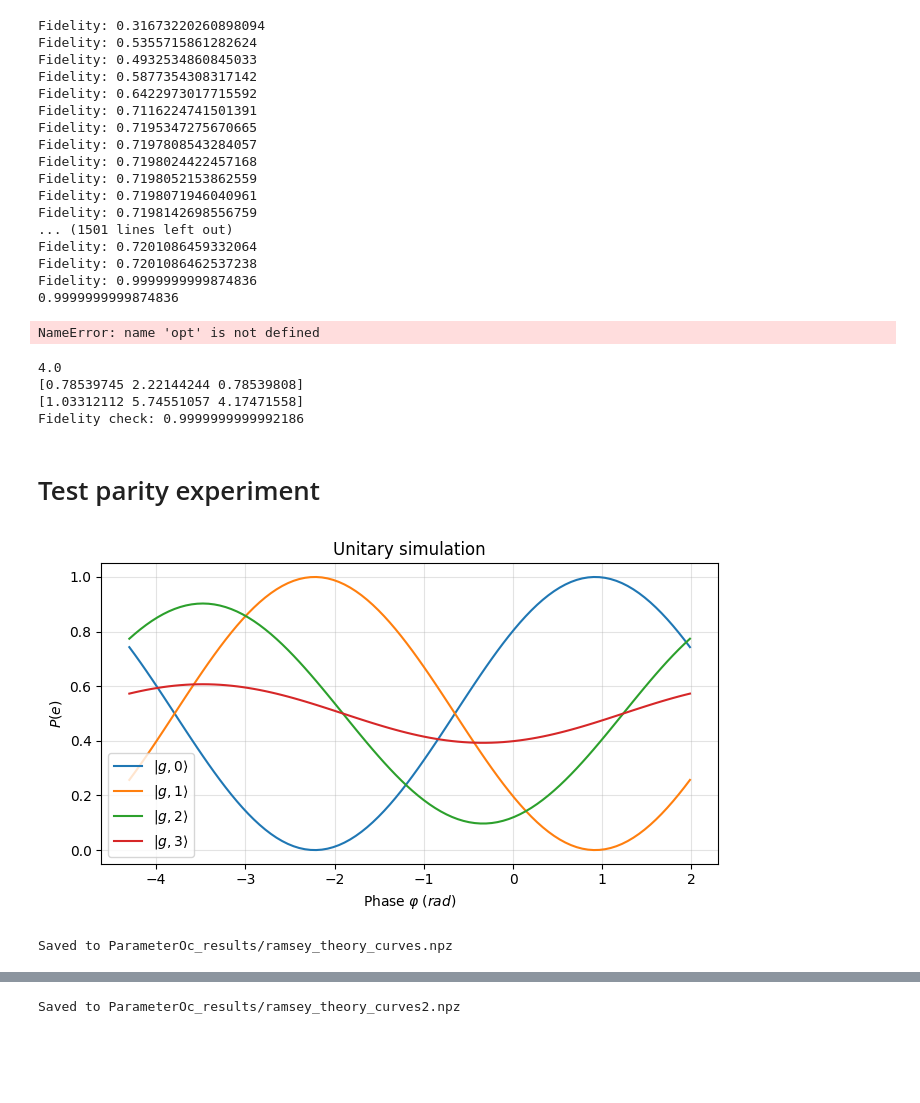
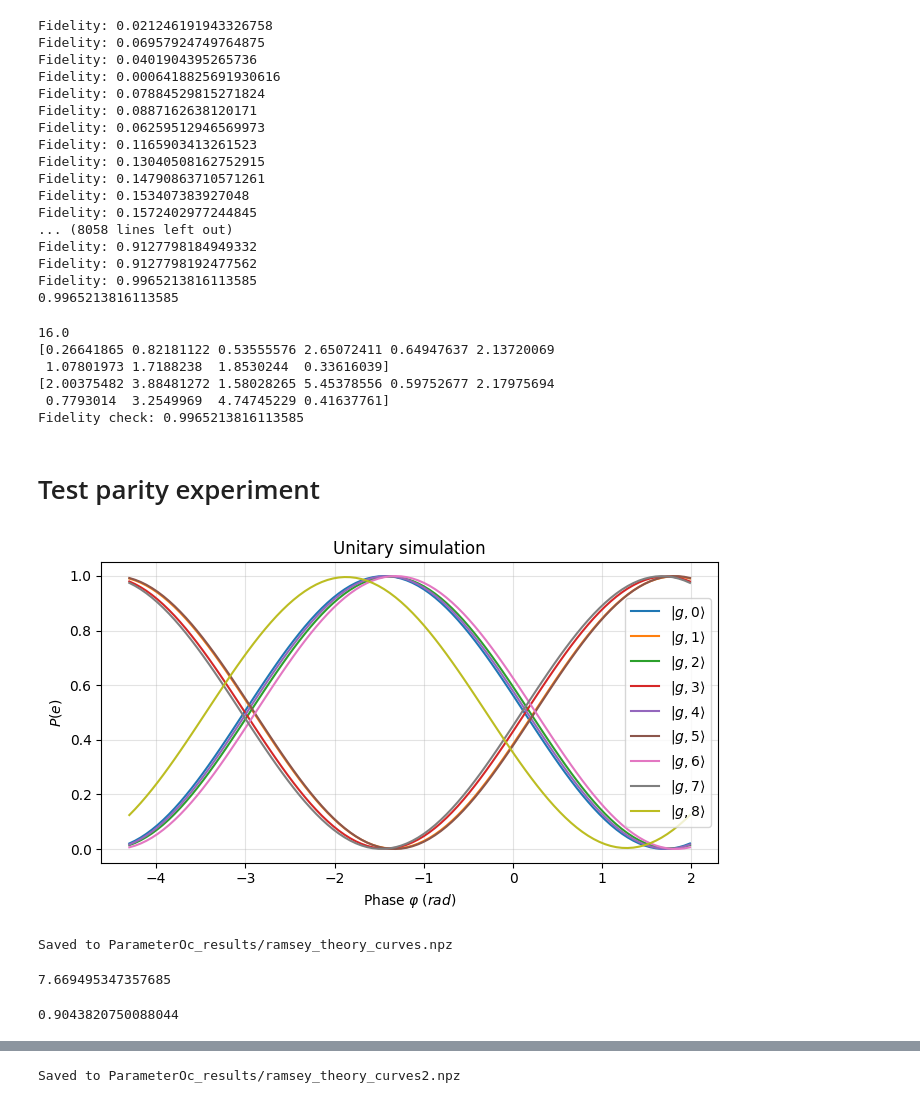
Before and after one commit to TunmayGerg/quantum-simulation-code, a Jupyter notebook: Optimal control/parameter_optimal_control.ipynb, the cells around one changed output, grey strips where cells are left out. Saved outputs shown, nothing was run; the diff lists cells and outputs as text; code cells hidden in the pictures; blank space fills up the shorter version.

Commit message:
8 level parity gate

```diff
--- a/Optimal control/parameter_optimal_control.ipynb
+++ b/Optimal control/parameter_optimal_control.ipynb
@@ -8,9 +8,9 @@ from helpful_functions import *
 %load_ext autoreload
 %autoreload 2
 # %%
-Nc_subspace_dim = 2          # cavity dim: levels 0...Nc-1 only for unitary target via projection
+Nc_subspace_dim = 8          # cavity dim: levels 0...Nc-1 only for unitary target via projection
 Nq_subspace_dim = 2          # qubit dim: levels 0...Nq-1 only for unitary target via projection
-Nc_big = 10     # total cavity dim: includes higher levels
+Nc_big = 12     # total cavity dim: includes higher levels
 Nq_big = 2      # total qubit dim: includes higher levels
 
 a_c = qt.tensor(qt.destroy(Nc_big), qt.qeye(Nq_big))   # cavity annihilation operator
@@ -29,7 +29,7 @@ gauge_ops = [n_c, n_q] # gauge ops
 # gauge_ops = []
 projector = projector_onto_states([qt.tensor(qt.fock(Nc_big, n_c_i), qt.fock(Nq_big, n_q_i)) for n_c_i in range(Nc_subspace_dim) for n_q_i in range(Nq_subspace_dim)])
 # %%
-num_apply = 3
+num_apply = 10
 unitary_strings = ["bs"] # ["r", "bs"] means rotation then beam-splitter, per j; ["bs", "r"] means beam-splitter then rotation, per j
 
 opt = poc(
@@ -101,29 +101,27 @@ out = opt.optimize(
 F_final = opt.fidelity(out["rotation_opt"], out["phase_opt"], num_apply=num_apply, optimize_phases = True, theta=out["theta_opt"])
 print(F_final)
 # %% [output]
-Fidelity: 0.31673220260898094
-Fidelity: 0.5355715861282624
-Fidelity: 0.4932534860845033
-Fidelity: 0.5877354308317142
-Fidelity: 0.6422973017715592
-Fidelity: 0.7116224741501391
-Fidelity: 0.7195347275670665
-Fidelity: 0.7197808543284057
-Fidelity: 0.7198024422457168
-Fidelity: 0.7198052153862559
-Fidelity: 0.7198071946040961
-Fidelity: 0.7198142698556759
-... (1501 lines left out)
-Fidelity: 0.7201086459332064
-Fidelity: 0.7201086462537238
-Fidelity: 0.9999999999874836
-0.9999999999874836
+Fidelity: 0.021246191943326758
+Fidelity: 0.06957924749764875
+Fidelity: 0.0401904395265736
+Fidelity: 0.0006418825691930616
+Fidelity: 0.07884529815271824
+Fidelity: 0.0887162638120171
+Fidelity: 0.06259512946569973
+Fidelity: 0.1165903413261523
+Fidelity: 0.13040508162752915
+Fidelity: 0.14790863710571261
+Fidelity: 0.153407383927048
+Fidelity: 0.1572402977244845
+... (8058 lines left out)
+Fidelity: 0.9127798184949332
+Fidelity: 0.9127798192477562
+Fidelity: 0.9965213816113585
+0.9965213816113585
 # %%
-opt.save_results("ParameterOc_results/parity_2cavitylevels.npz", out)
+opt.save_results("ParameterOc_results/parity_8cavitylevels10gates.npz", out)
-# %% [output]
-NameError: name 'opt' is not defined
 # %%
-filename = "ParameterOc_results/parity_2cavitylevels.npz" # test test
+filename = "ParameterOc_results/parity_8cavitylevels10gates.npz" # test test
 q = load_qobjs(filename)
 rotation0, phase0, theta0 = load_rotation_phase_theta(filename)
 parameters_dict = load_parameters_dict(filename)
@@ -152,10 +150,12 @@ g_unitary_full = g_unitary.full()
 fidelity = unitary_projected_fidelity(Ut, g_unitary, P)
 print("Fidelity check:", fidelity)
 # %% [output]
-4.0
-[0.78539745 2.22144244 0.78539808]
-[1.03312112 5.74551057 4.17471558]
-Fidelity check: 0.9999999999992186
+16.0
+[0.26641865 0.82181122 0.53555576 2.65072411 0.64947637 2.13720069
+ 1.07801973 1.7188238  1.8530244  0.33616039]
+[2.00375482 3.88481272 1.58028265 5.45378556 0.59752677 2.17975694
+ 0.7793014  3.2549969  4.74745229 0.41637761]
+Fidelity check: 0.9965213816113585
 # %% [markdown]
 # Test parity experiment
 # %%
@@ -177,36 +177,40 @@ init_states = {
     r'$|g,1\rangle$': qt.tensor(qt.fock(Nc_big, 1), qt.fock(Nq_big, 0)),
     r'$|g,2\rangle$': qt.tensor(qt.fock(Nc_big, 2), qt.fock(Nq_big, 0)),
     r'$|g,3\rangle$': qt.tensor(qt.fock(Nc_big, 3), qt.fock(Nq_big, 0)),
-    # r'$|g,4\rangle$': qt.tensor(qt.fock(Nc_big, 4), qt.fock(Nq_big, 0)),
+    r'$|g,4\rangle$': qt.tensor(qt.fock(Nc_big, 4), qt.fock(Nq_big, 0)),
+    r'$|g,5\rangle$': qt.tensor(qt.fock(Nc_big, 5), qt.fock(Nq_big, 0)),
+    r'$|g,6\rangle$': qt.tensor(qt.fock(Nc_big, 6), qt.fock(Nq_big, 0)),
+    r'$|g,7\rangle$': qt.tensor(qt.fock(Nc_big, 7), qt.fock(Nq_big, 0)),
+    r'$|g,8\rangle$': qt.tensor(qt.fock(Nc_big, 8), qt.fock(Nq_big, 0)),
 }
 
 Pe_results = {}
 for label, psi0 in init_states.items():
     psi_mid = U_final * X2_gate * psi0
     Pe = []
     for phi in phases:
         R_phi = (1j * np.pi/4 * (np.cos(phi)*sigma_x_q + np.sin(phi)*sigma_y_q)).expm()
         Pe.append(qt.expect(n_q, R_phi * psi_mid))
     Pe_results[label] = np.real(np.array(Pe))
 
 fig, ax = plt.subplots(figsize=(7, 4))
-for (label, Pe), c in zip(Pe_results.items(), ['C0', 'C1', 'C2', 'C3']):
+for (label, Pe), c in zip(Pe_results.items(), ['C0', 'C1', 'C2', 'C3', 'C4', 'C5', 'C6', 'C7', 'C8']):
     ax.plot(phases, Pe, color=c, lw=1.5, label=label)
 ax.set_xlabel(r'Phase $\varphi\;(rad)$')
 ax.set_ylabel(r'$P(e)$')
 ax.set_title(r'Unitary simulation')
 # ax.set_xlim([0, 2])
 ax.set_ylim([-0.05, 1.05])
 # ax.set_xticks([0, 0.5, 1.0, 1.5, 2.0])
 ax.legend()
 ax.grid(alpha=0.35)
 plt.tight_layout()
 plt.show()
 
 
 # seems like also get experiment agreement if x gate -> - x gate and sideband phase -> -sideband phase
 # %% [output]
-[figure, old version]
+[figure, new version]
 # %%
 # Save theoretical Ramsey curves
 save_path = "ParameterOc_results/ramsey_theory_curves2.npz"
@@ -216,6 +220,12 @@ np.savez(save_path, phases=phases, Pe=pe_arrays, labels=np.array(labels))
 print(f"Saved to {save_path}")
 # %% [output]
 Saved to ParameterOc_results/ramsey_theory_curves.npz
+# %%
+print(np.sum([0.26641865, 0.82181122, 0.53555576, 2.65072411, 0.64947637, 2.13720069, 1.07801973, 1.7188238,  1.8530244, 0.33616039])/ np.pi * 2)
+0.99**10
+# %% [output]
+7.669495347357685
+0.9043820750088044
 # %%
 # Time-domain QuTiP simulation of the calibrated cavity-qubit exchange pulses
 # Units: time is in us, so Hamiltonian rates are rad/us and T1 rates are 1/us.
```
Also changed, not shown: parts of 2 cells of this notebook, 7 other files.
